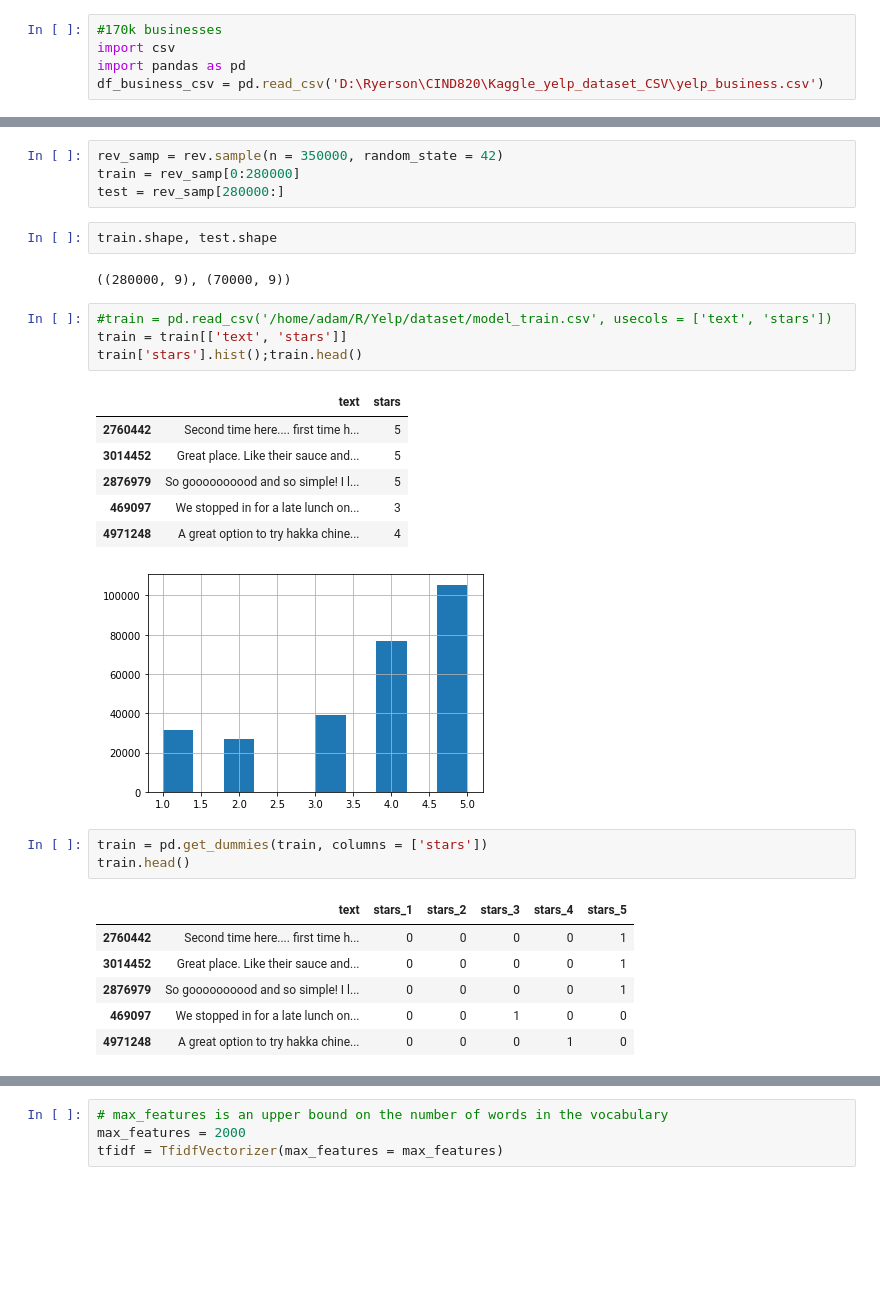
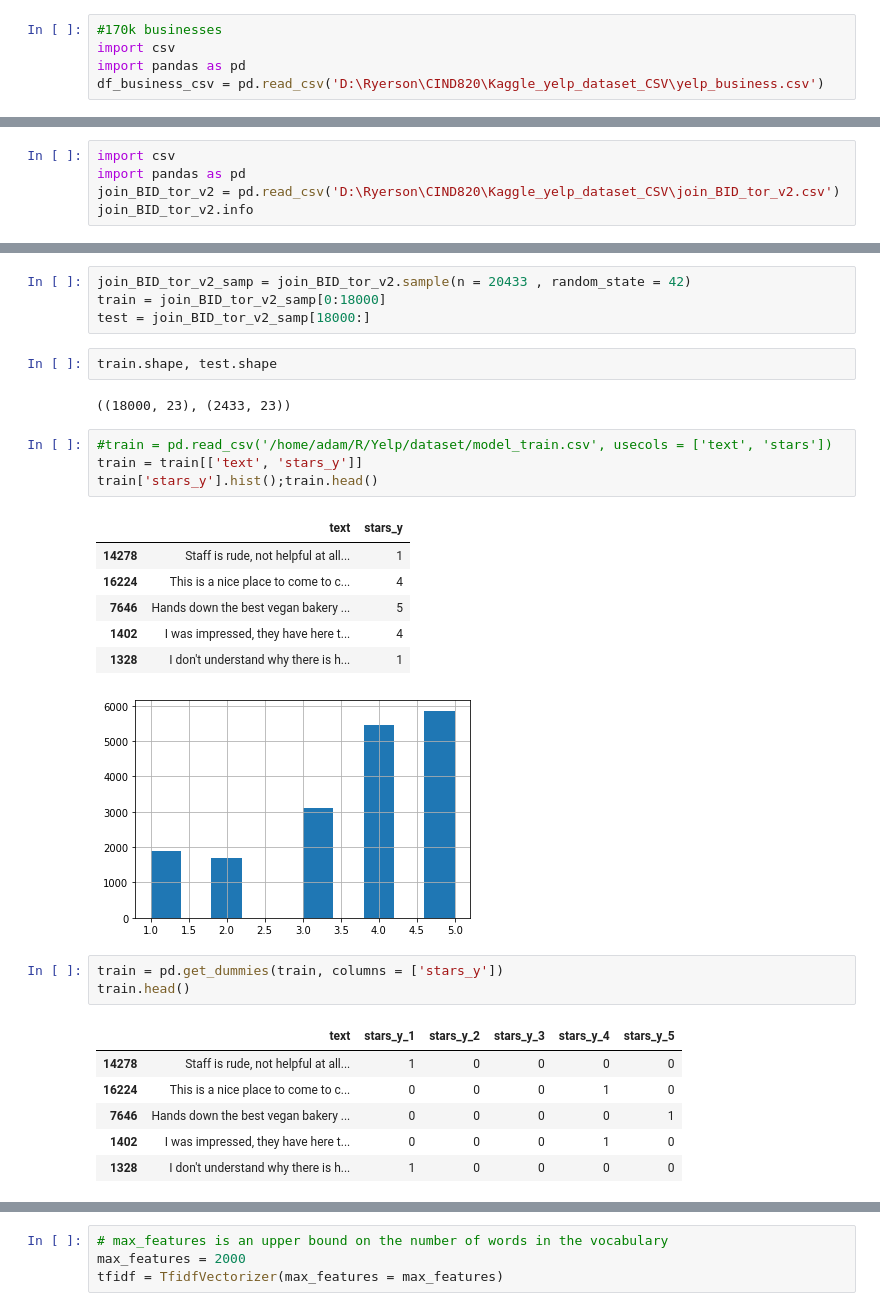
Before and after one commit to ArthurloRU/CIND820_finalproject, a Jupyter notebook: CIND820_NB_model.ipynb, the cells around one changed output, grey strips where cells are left out. Saved outputs shown, nothing was run; the diff lists cells and outputs as text; blank space fills up the shorter version.

```diff
--- a/CIND820_NB_model.ipynb
+++ b/CIND820_NB_model.ipynb
@@ -64,0 +84,5 @@ rev = df_review_csv[df_review_csv.business_id.isin(a['business_id']) == True]
+# %%
+import csv
+import pandas as pd
+join_BID_tor_v2 = pd.read_csv('D:\Ryerson\CIND820\Kaggle_yelp_dataset_CSV\join_BID_tor_v2.csv')
+join_BID_tor_v2.info
@@ -65,32 +107,32 @@ rev = df_review_csv[df_review_csv.business_id.isin(a['business_id']) == True]
 # %%
-rev_samp = rev.sample(n = 350000, random_state = 42)
-train = rev_samp[0:280000]
-test = rev_samp[280000:]
+join_BID_tor_v2_samp = join_BID_tor_v2.sample(n = 20433 , random_state = 42)
+train = join_BID_tor_v2_samp[0:18000]
+test = join_BID_tor_v2_samp[18000:]
 # %%
 train.shape, test.shape
 # %% [output]
-((280000, 9), (70000, 9))
+((18000, 23), (2433, 23))
 # %%
 #train = pd.read_csv('/home/adam/R/Yelp/dataset/model_train.csv', usecols = ['text', 'stars'])
-train = train[['text', 'stars']]
-train['stars'].hist();train.head()
+train = train[['text', 'stars_y']]
+train['stars_y'].hist();train.head()
 # %% [output]
-|  | text | stars |
-| 2760442 | Second time here.... first time h... | 5 |
-| 3014452 | Great place. Like their sauce and... | 5 |
-| 2876979 | So goooooooood and so simple! I l... | 5 |
-| 469097 | We stopped in for a late lunch on... | 3 |
-| 4971248 | A great option to try hakka chine... | 4 |
+|  | text | stars_y |
+| 14278 | Staff is rude, not helpful at all... | 1 |
+| 16224 | This is a nice place to come to c... | 4 |
+| 7646 | Hands down the best vegan bakery ... | 5 |
+| 1402 | I was impressed, they have here t... | 4 |
+| 1328 | I don't understand why there is h... | 1 |
-[figure, old version]
+[figure, new version]
 # %%
-train = pd.get_dummies(train, columns = ['stars'])
+train = pd.get_dummies(train, columns = ['stars_y'])
 train.head()
 # %% [output]
-|  | text | stars_1 | stars_2 | stars_3 | stars_4 | stars_5 |
-| 2760442 | Second time here.... first time h... | 0 | 0 | 0 | 0 | 1 |
-| 3014452 | Great place. Like their sauce and... | 0 | 0 | 0 | 0 | 1 |
-| 2876979 | So goooooooood and so simple! I l... | 0 | 0 | 0 | 0 | 1 |
-| 469097 | We stopped in for a late lunch on... | 0 | 0 | 1 | 0 | 0 |
-| 4971248 | A great option to try hakka chine... | 0 | 0 | 0 | 1 | 0 |
+|  | text | stars_y_1 | stars_y_2 | stars_y_3 | stars_y_4 | stars_y_5 |
+| 14278 | Staff is rude, not helpful at all... | 1 | 0 | 0 | 0 | 0 |
+| 16224 | This is a nice place to come to c... | 0 | 0 | 0 | 1 | 0 |
+| 7646 | Hands down the best vegan bakery ... | 0 | 0 | 0 | 0 | 1 |
+| 1402 | I was impressed, they have here t... | 0 | 0 | 0 | 1 | 0 |
+| 1328 | I don't understand why there is h... | 1 | 0 | 0 | 0 | 0 |
 # %%
 #test = pd.read_csv('/home/adam/R/Yelp/dataset/model_test.csv', usecols=['text', 'stars'])
```
Also changed, not shown: parts of 9 cells of this notebook.
